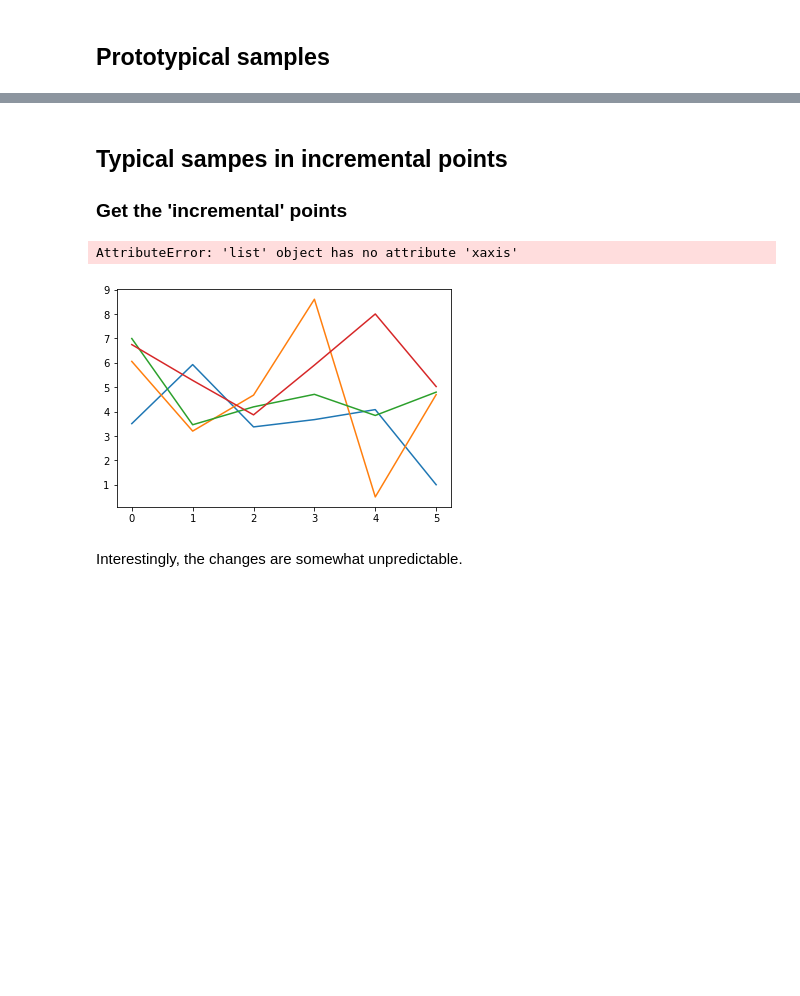
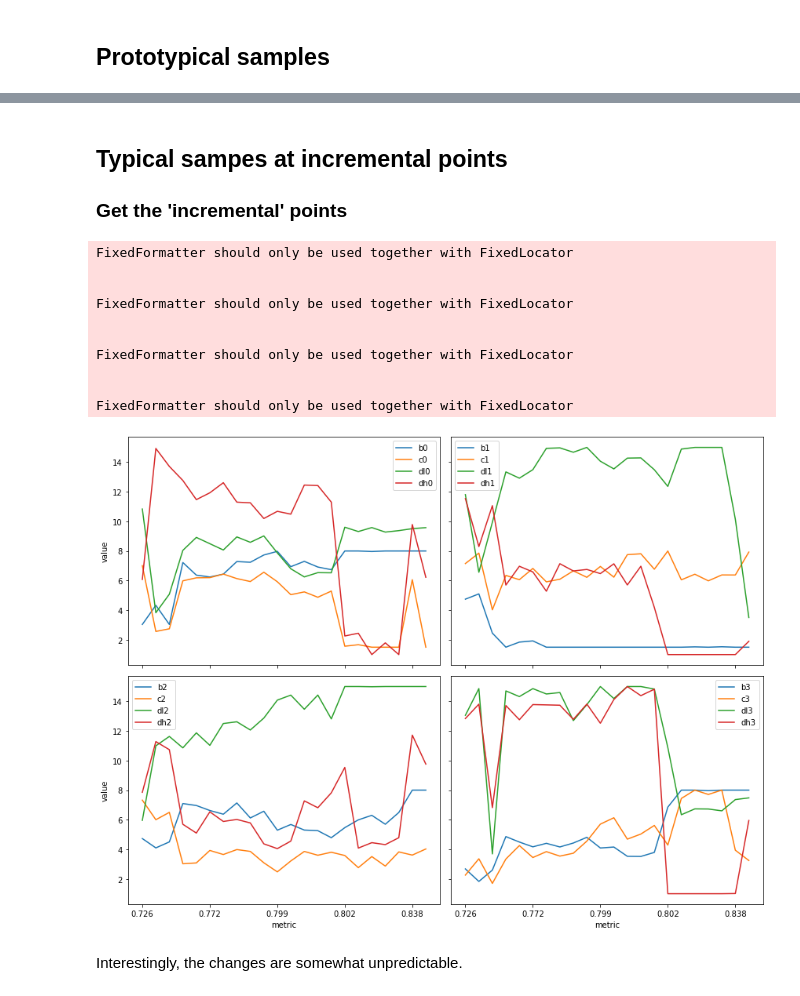
Before and after one commit to Hoseung/astroBF, a Jupyter notebook: notebooks/Full_experimentation-each_param.ipynb, the cells around one changed output, grey strips where cells are left out. Cells and saved outputs as stored; diff of their text form; code cells hidden in the pictures; blank space fills up the shorter version.

```diff
--- a/notebooks/Full_experimentation-each_param.ipynb
+++ b/notebooks/Full_experimentation-each_param.ipynb
@@ -461,0 +429,6 @@ Label 1 samples 3869/9536
+# %%
+typicals=[]
+for i in range(ngroups):
+    this_clu = best_results[best_clustering.labels_ == i]
+    #this_ind = analysis.utils.get_typical_ind(this_clu, n_samples=5)
+    typicals.append((this_clu, this_ind))
@@ -511,0 +462,15 @@ invalid value encountered in log10
+# %%
+fig, ax = plt.subplots()
+
+for i in range(ngroups):
+    group = best_results[best_clustering.labels_ == i]
+
+    t_ind = analysis.utils.get_typical_ind(group, n_samples=5)
+    ax.scatter(group['gini'], group['m20'], alpha=0.2)
+    ax.scatter(group['gini'][t_ind], group['m20'][t_ind], s=40)
+    ax.set_xlabel("gini")
+    ax.set_ylabel("M20")
+
+    typicals.append([gal for gal in sub_gals if gal['img_name'] in group['id'][t_ind]])
+
+plt.show()
@@ -512,33 +488,51 @@ invalid value encountered in log10
 # %% [markdown]
-## Typical sampes in incremental points
+## Typical sampes at incremental points
 
 ### Get the 'incremental' points
 # %%
 trace, t_ = axc.get_optimization_trace()
 
 scores = np.array(trace['data'][0]['y'])
 i_incr = [np.argmax(sc == scores) for sc in np.unique(scores)]
 
 incr_params = [axc.get_trial_parameters(i) for i in i_incr]
 
 # Change of the parameters over time
 param_arr = np.zeros(len(incr_params), dtype=[(key, 'f') for key in incr_params[0].keys()])
 
 for i, params in enumerate(incr_params):
     for key, val in params.items():
         param_arr[key][i] = val
 
-for field in param_arr.dtype.names:
-    plt.plot(param_arr[field], label=field)
+fig,axs = plt.subplots(2,2, sharex=True, sharey=True)
+fig.set_size_inches(12,9)
+axs = axs.ravel()
+for i in range(ngroups):
+    ax = axs[i]
+    for field in param_arr.dtype.names:
+        if f"{i}" in field:
+            ax.plot(param_arr[field], label=field)
 
-plt.set_xticklabels([f"{scores[i]:.3f}" for i in i_incr])
-plt.legend()
-plt.xlabel("metric")
-plt.ylabel("value")
+    ax.set_xticklabels([f"{scores[i]:.3f}" for i in i_incr])
+    ax.legend()
+axs[2].set_xlabel("metric")
+axs[3].set_xlabel("metric")
+axs[0].set_ylabel("value")
+axs[2].set_ylabel("value")
+plt.tight_layout()
 plt.show()
 # %% [output]
-AttributeError: 'list' object has no attribute 'xaxis'
+FixedFormatter should only be used together with FixedLocator
+
+
+FixedFormatter should only be used together with FixedLocator
+
+
+FixedFormatter should only be used together with FixedLocator
+
+
+FixedFormatter should only be used together with FixedLocator
-[figure, old version]
+[figure, new version]
 # %% [markdown]
 Interestingly, the changes are somewhat unpredictable.
 # %% [markdown]
```
Also changed, not shown: parts of 14 cells of this notebook, 5 other files.
